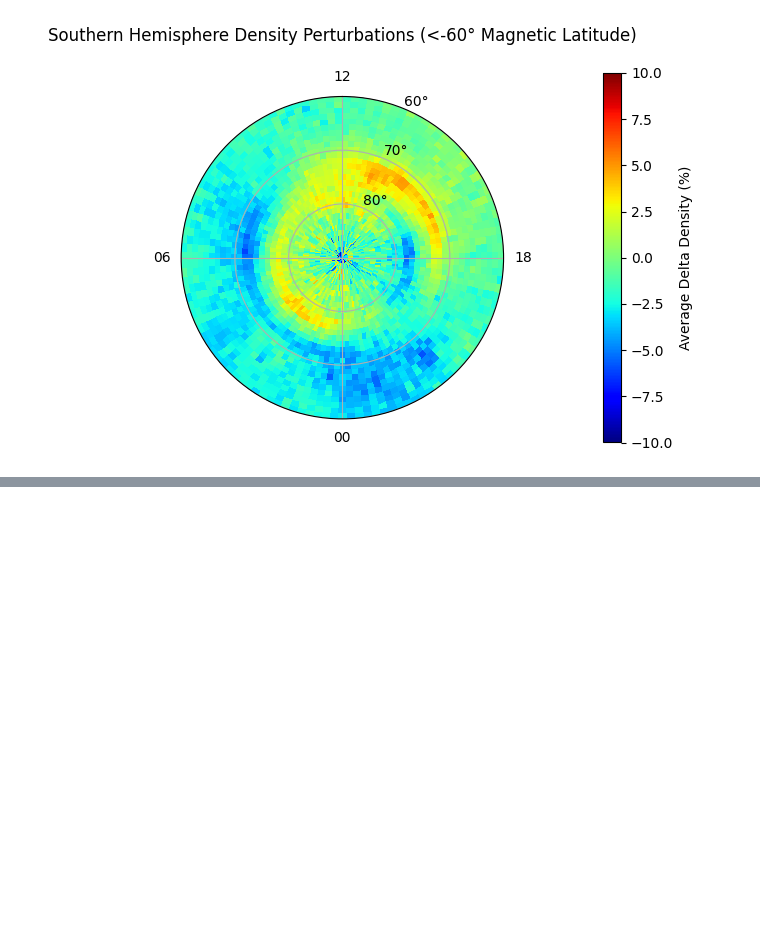
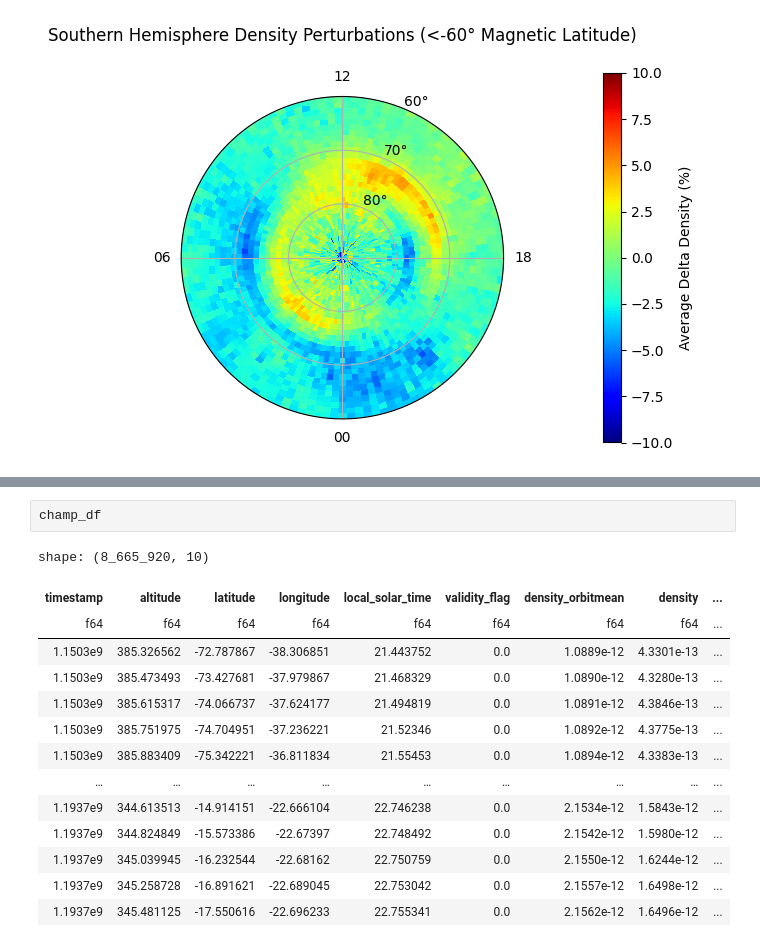
Before and after one commit to mrpatrick1991/perceptive_techeval, a Jupyter notebook: notebooks/perturbation_analysis_redux.ipynb, the cells around one changed output, grey strips where cells are left out. Cells and saved outputs as stored; diff of their text form; blank space fills up the shorter version.

```diff
--- a/notebooks/perturbation_analysis_redux.ipynb
+++ b/notebooks/perturbation_analysis_redux.ipynb
@@ -380,0 +455,17 @@ plt.show()
+# %%
+champ_df
+# %% [output]
+shape: (8_665_920, 10)
+| timestamp | altitude | latitude | longitude | local_solar_time | validity_flag | density_orbitmean | density | ... |
+| f64 | f64 | f64 | f64 | f64 | f64 | f64 | f64 | ... |
+| 1.1503e9 | 385.326562 | -72.787867 | -38.306851 | 21.443752 | 0.0 | 1.0889e-12 | 4.3301e-13 | ... |
+| 1.1503e9 | 385.473493 | -73.427681 | -37.979867 | 21.468329 | 0.0 | 1.0890e-12 | 4.3280e-13 | ... |
+| 1.1503e9 | 385.615317 | -74.066737 | -37.624177 | 21.494819 | 0.0 | 1.0891e-12 | 4.3846e-13 | ... |
+| 1.1503e9 | 385.751975 | -74.704951 | -37.236221 | 21.52346 | 0.0 | 1.0892e-12 | 4.3775e-13 | ... |
+| 1.1503e9 | 385.883409 | -75.342221 | -36.811834 | 21.55453 | 0.0 | 1.0894e-12 | 4.3383e-13 | ... |
+| … | … | … | … | … | … | … | … | ... |
+| 1.1937e9 | 344.613513 | -14.914151 | -22.666104 | 22.746238 | 0.0 | 2.1534e-12 | 1.5843e-12 | ... |
+| 1.1937e9 | 344.824849 | -15.573386 | -22.67397 | 22.748492 | 0.0 | 2.1542e-12 | 1.5980e-12 | ... |
+| 1.1937e9 | 345.039945 | -16.232544 | -22.68162 | 22.750759 | 0.0 | 2.1550e-12 | 1.6244e-12 | ... |
+| 1.1937e9 | 345.258728 | -16.891621 | -22.689045 | 22.753042 | 0.0 | 2.1557e-12 | 1.6498e-12 | ... |
+| 1.1937e9 | 345.481125 | -17.550616 | -22.696233 | 22.755341 | 0.0 | 2.1562e-12 | 1.6496e-12 | ... |
```
Also changed, not shown: parts of 3 cells of this notebook, 1 other file.
